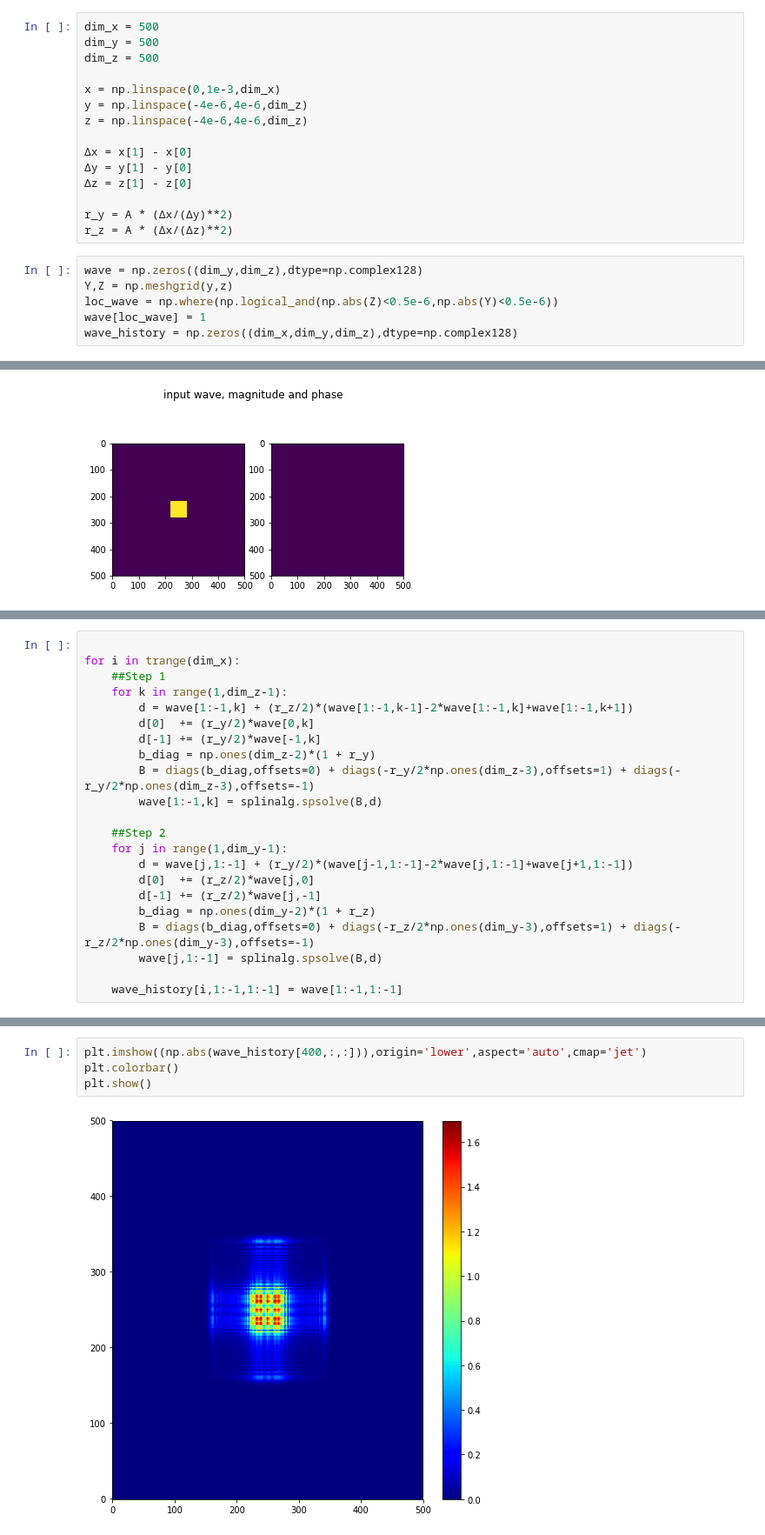
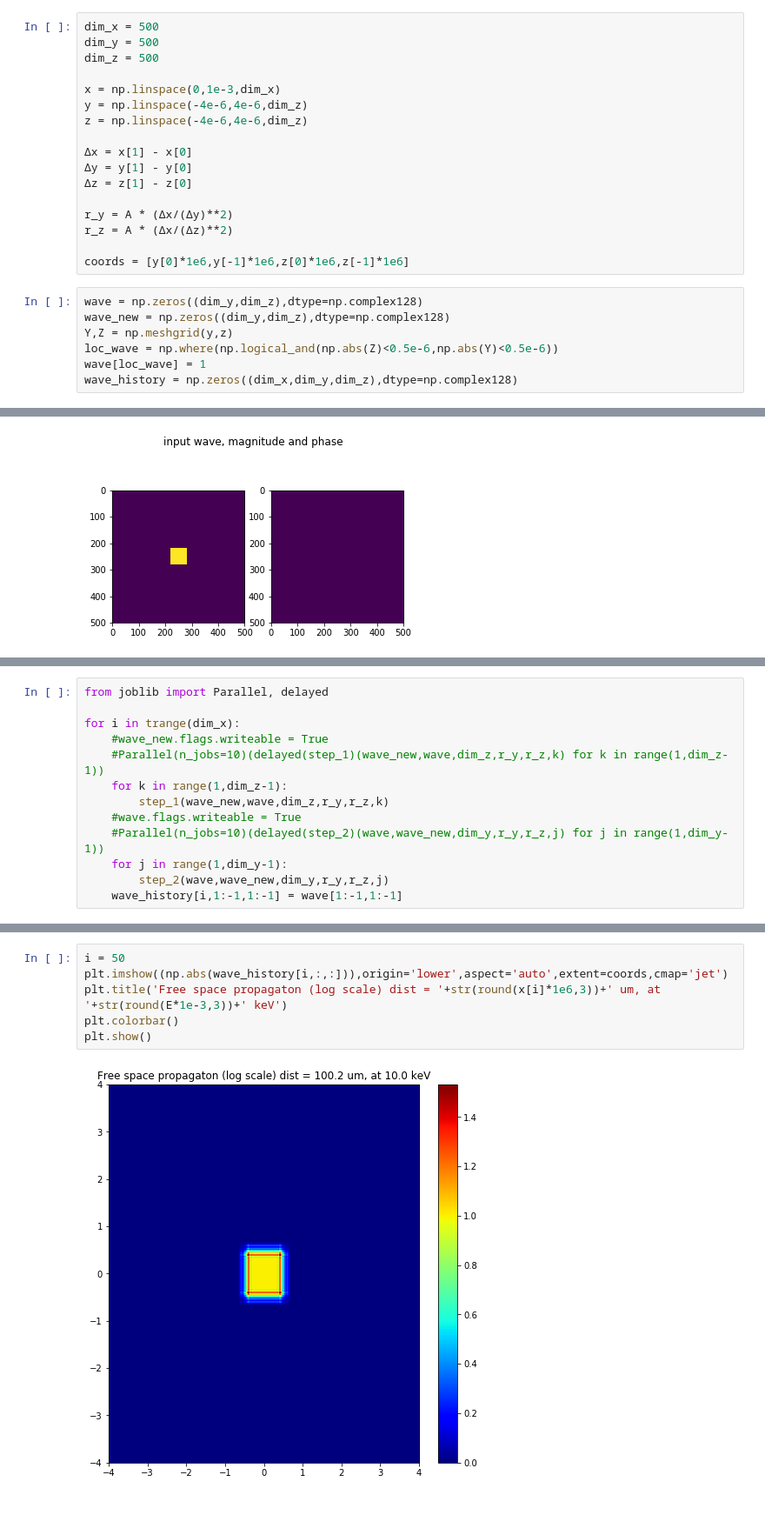
Before and after one commit to s-sajid-ali/xwp, a Jupyter notebook: finite_difference/2d/2d_fd_free_space.ipynb, the cells around one changed output, grey strips where cells are left out. Shown at 87% size. Saved outputs shown, nothing was run; the diff lists cells and outputs as text; blank space fills up the shorter version.

Commit message:
modified:   finite_difference/2d/.ipynb_checkpoints/2d_fd_free_space-checkpoint.ipynb 	modified:   finite_difference/2d/2d_fd_free_space.ipynb

```diff
--- a/finite_difference/2d/2d_fd_free_space.ipynb
+++ b/finite_difference/2d/2d_fd_free_space.ipynb
@@ -61,8 +61,11 @@ z = np.linspace(-4e-6,4e-6,dim_z)
 
 r_y = A * (Δx/(Δy)**2)
 r_z = A * (Δx/(Δz)**2)
+
+coords = [y[0]*1e6,y[-1]*1e6,z[0]*1e6,z[-1]*1e6]
 # %%
 wave = np.zeros((dim_y,dim_z),dtype=np.complex128)
+wave_new = np.zeros((dim_y,dim_z),dtype=np.complex128)
 Y,Z = np.meshgrid(y,z)
 loc_wave = np.where(np.logical_and(np.abs(Z)<0.5e-6,np.abs(Y)<0.5e-6))
 wave[loc_wave] = 1
@@ -94,23 +97,14 @@ def step_2(wave,dim_y,r_y,r_z,j):
-# %%
-
-for i in trange(dim_x):
-    ##Step 1
-    for k in range(1,dim_z-1):
-        d = wave[1:-1,k] + (r_z/2)*(wave[1:-1,k-1]-2*wave[1:-1,k]+wave[1:-1,k+1])
-        d[0]  += (r_y/2)*wave[0,k]
-        d[-1] += (r_y/2)*wave[-1,k]
-        b_diag = np.ones(dim_z-2)*(1 + r_y)
-        B = diags(b_diag,offsets=0) + diags(-r_y/2*np.ones(dim_z-3),offsets=1) + diags(-r_y/2*np.ones(dim_z-3),offsets=-1)
-        wave[1:-1,k] = splinalg.spsolve(B,d)
-
-    ##Step 2
-    for j in range(1,dim_y-1):
-        d = wave[j,1:-1] + (r_y/2)*(wave[j-1,1:-1]-2*wave[j,1:-1]+wave[j+1,1:-1])
-        d[0]  += (r_z/2)*wave[j,0]
-        d[-1] += (r_z/2)*wave[j,-1]
-        b_diag = np.ones(dim_y-2)*(1 + r_z)
-        B = diags(b_diag,offsets=0) + diags(-r_z/2*np.ones(dim_y-3),offsets=1) + diags(-r_z/2*np.ones(dim_y-3),offsets=-1)
-        wave[j,1:-1] = splinalg.spsolve(B,d)
-
-    wave_history[i,1:-1,1:-1] = wave[1:-1,1:-1]
+# %%
+from joblib import Parallel, delayed
+
+for i in trange(dim_x):
+    #wave_new.flags.writeable = True
+    #Parallel(n_jobs=10)(delayed(step_1)(wave_new,wave,dim_z,r_y,r_z,k) for k in range(1,dim_z-1))
+    for k in range(1,dim_z-1):
+        step_1(wave_new,wave,dim_z,r_y,r_z,k)
+    #wave.flags.writeable = True
+    #Parallel(n_jobs=10)(delayed(step_2)(wave,wave_new,dim_y,r_y,r_z,j) for j in range(1,dim_y-1))
+    for j in range(1,dim_y-1):
+        step_2(wave,wave_new,dim_y,r_y,r_z,j)
+    wave_history[i,1:-1,1:-1] = wave[1:-1,1:-1]
 # %%
@@ -126,6 +120,8 @@ plt.show()
 # %%
-plt.imshow((np.abs(wave_history[400,:,:])),origin='lower',aspect='auto',cmap='jet')
+i = 50
+plt.imshow((np.abs(wave_history[i,:,:])),origin='lower',aspect='auto',extent=coords,cmap='jet')
+plt.title('Free space propagaton (log scale) dist = '+str(round(x[i]*1e6,3))+' um, at '+str(round(E*1e-3,3))+' keV')
 plt.colorbar()
 plt.show()
 # %% [output]
-[figure, old version]
+[figure, new version]
```
Also changed, not shown: parts of 2 cells of this notebook.
